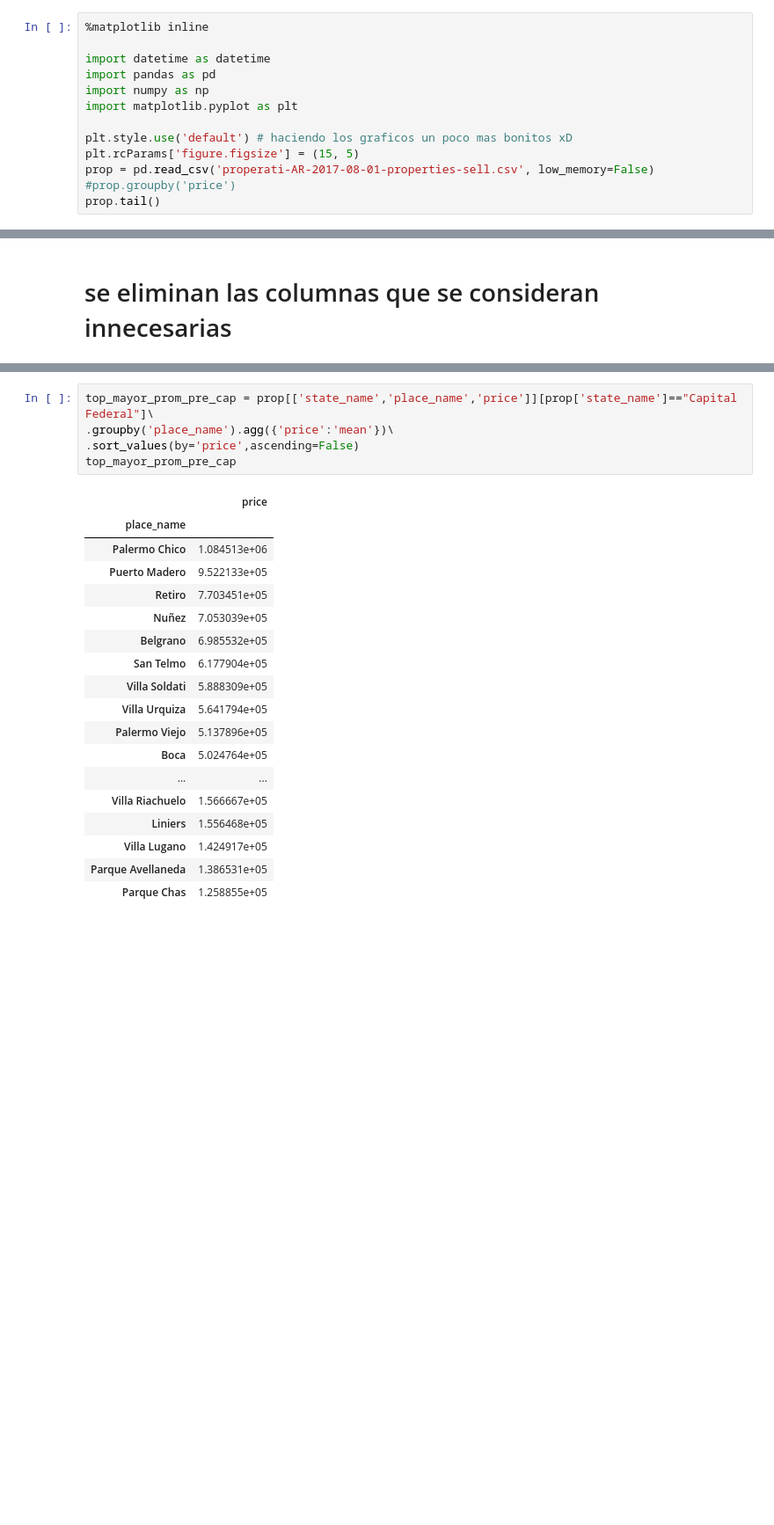
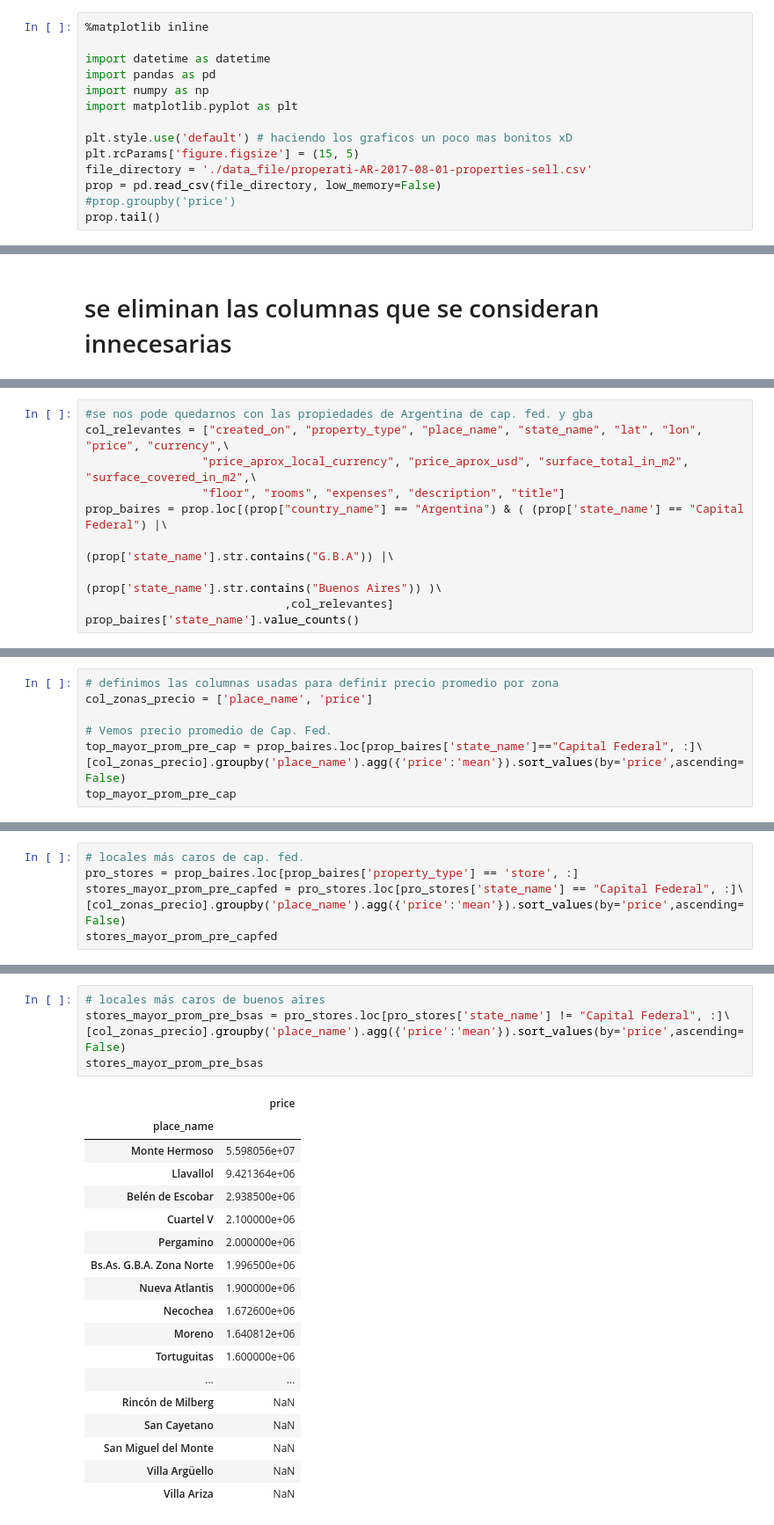
Before and after one commit to yussefomar/tp1OrganizacionComputador, a Jupyter notebook: ANALISIS+EXPLORATORIO+TP1.ipynb, the cells around one changed output, grey strips where cells are left out. Shown at 88% size. Drawn from its saved outputs; the diff is of its cells as text; blank space fills up the shorter version.

```diff
--- a/ANALISIS+EXPLORATORIO+TP1.ipynb
+++ b/ANALISIS+EXPLORATORIO+TP1.ipynb
@@ -10,7 +10,8 @@ import matplotlib.pyplot as plt
 
 plt.style.use('default') # haciendo los graficos un poco mas bonitos xD
 plt.rcParams['figure.figsize'] = (15, 5)
-prop = pd.read_csv('properati-AR-2017-08-01-properties-sell.csv', low_memory=False)
+file_directory = './data_file/properati-AR-2017-08-01-properties-sell.csv'
+prop = pd.read_csv(file_directory, low_memory=False)
 #prop.groupby('price')
 prop.tail()
 # %% [output]
@@ -43,3 +44,13 @@ title                         187482 non-null object
 image_thumbnail               182814 non-null object
 dtypes: float64(13), object(14)
 memory usage: 38.6+ MB
+# %%
+#se nos pode quedarnos con las propiedades de Argentina de cap. fed. y gba
+col_relevantes = ["created_on", "property_type", "place_name", "state_name", "lat", "lon", "price", "currency",\
+                 "price_aprox_local_currency", "price_aprox_usd", "surface_total_in_m2", "surface_covered_in_m2",\
+                 "floor", "rooms", "expenses", "description", "title"]
+prop_baires = prop.loc[(prop["country_name"] == "Argentina") & ( (prop['state_name'] == "Capital Federal") |\
+                                                                 (prop['state_name'].str.contains("G.B.A")) |\
+                                                                (prop['state_name'].str.contains("Buenos Aires")) )\
+                             ,col_relevantes]
+prop_baires['state_name'].value_counts()
@@ -45,0 +65,8 @@ memory usage: 38.6+ MB
+# %%
+# definimos las columnas usadas para definir precio promedio por zona
+col_zonas_precio = ['place_name', 'price']
+
+# Vemos precio promedio de Cap. Fed.
+top_mayor_prom_pre_cap = prop_baires.loc[prop_baires['state_name']=="Capital Federal", :]\
+[col_zonas_precio].groupby('place_name').agg({'price':'mean'}).sort_values(by='price',ascending=False)
+top_mayor_prom_pre_cap
@@ -68,0 +186,6 @@ a
+# %%
+# locales más caros de cap. fed.
+pro_stores = prop_baires.loc[prop_baires['property_type'] == 'store', :]
+stores_mayor_prom_pre_capfed = pro_stores.loc[pro_stores['state_name'] == "Capital Federal", :]\
+[col_zonas_precio].groupby('place_name').agg({'price':'mean'}).sort_values(by='price',ascending=False)
+stores_mayor_prom_pre_capfed
@@ -69,24 +212,24 @@ a
 # %%
-top_mayor_prom_pre_cap = prop[['state_name','place_name','price']][prop['state_name']=="Capital Federal"]\
-.groupby('place_name').agg({'price':'mean'})\
-.sort_values(by='price',ascending=False)
-top_mayor_prom_pre_cap
+# locales más caros de buenos aires
+stores_mayor_prom_pre_bsas = pro_stores.loc[pro_stores['state_name'] != "Capital Federal", :]\
+[col_zonas_precio].groupby('place_name').agg({'price':'mean'}).sort_values(by='price',ascending=False)
+stores_mayor_prom_pre_bsas
 # %% [output]
 |  | price |
 | place_name |  |
-| Palermo Chico | 1.084513e+06 |
-| Puerto Madero | 9.522133e+05 |
-| Retiro | 7.703451e+05 |
-| Nuñez | 7.053039e+05 |
-| Belgrano | 6.985532e+05 |
-| San Telmo | 6.177904e+05 |
-| Villa Soldati | 5.888309e+05 |
-| Villa Urquiza | 5.641794e+05 |
-| Palermo Viejo | 5.137896e+05 |
-| Boca | 5.024764e+05 |
+| Monte Hermoso | 5.598056e+07 |
+| Llavallol | 9.421364e+06 |
+| Belén de Escobar | 2.938500e+06 |
+| Cuartel V | 2.100000e+06 |
+| Pergamino | 2.000000e+06 |
+| Bs.As. G.B.A. Zona Norte | 1.996500e+06 |
+| Nueva Atlantis | 1.900000e+06 |
+| Necochea | 1.672600e+06 |
+| Moreno | 1.640812e+06 |
+| Tortuguitas | 1.600000e+06 |
 | ... | ... |
-| Villa Riachuelo | 1.566667e+05 |
-| Liniers | 1.556468e+05 |
-| Villa Lugano | 1.424917e+05 |
-| Parque Avellaneda | 1.386531e+05 |
-| Parque Chas | 1.258855e+05 |
+| Rincón de Milberg | NaN |
+| San Cayetano | NaN |
+| San Miguel del Monte | NaN |
+| Villa Argüello | NaN |
+| Villa Ariza | NaN |
```
Also changed, not shown: parts of 19 cells of this notebook.
